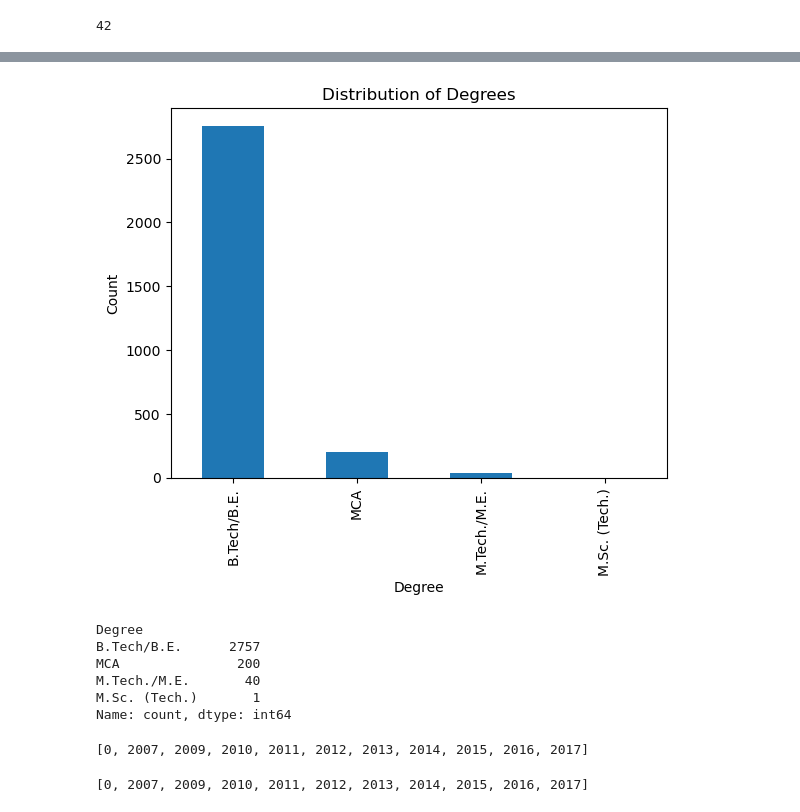
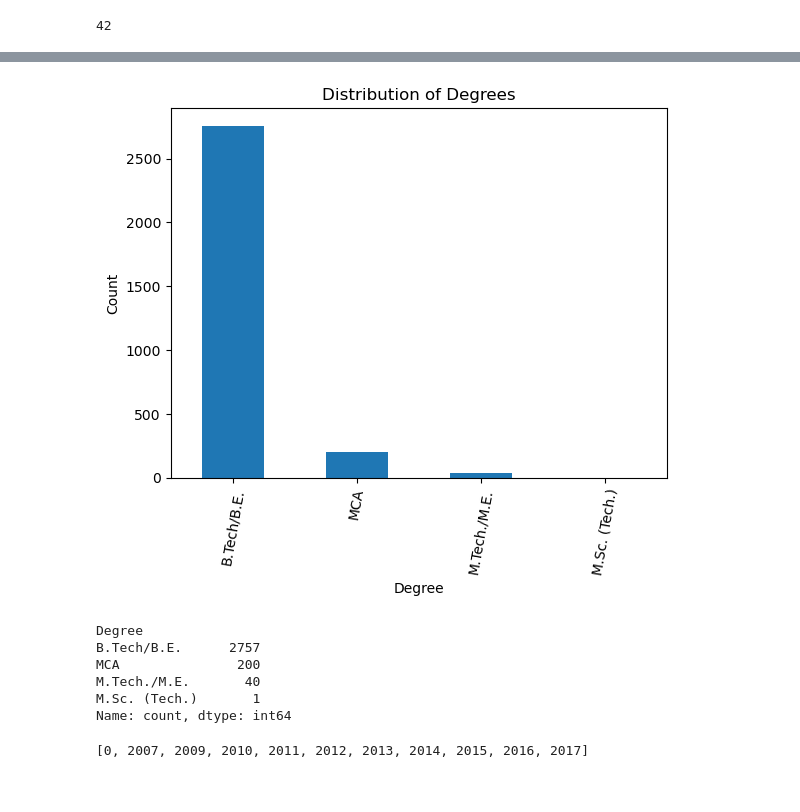
Before and after one commit to noyaks/Our-project, a Jupyter notebook: our_new_project.ipynb, the cells around one changed output, grey strips where cells are left out. Cells and saved outputs as stored; diff of their text form; code cells hidden in the pictures.

```diff
--- a/our_new_project.ipynb
+++ b/our_new_project.ipynb
@@ -238,15 +310,16 @@ plt.show()
 # %%
 # משתנה המכיל את סוגי התארים
 degrees = pj['Degree'].value_counts()
 
 # ציור היסטוגרמה
 degrees.plot(kind='bar')
 plt.title('Distribution of Degrees')
 plt.xlabel('Degree')
 plt.ylabel('Count')
+plt.xticks(rotation=80)
 plt.show()
 # %% [output]
-[figure, old version]
+[figure, new version]
 # %%
 # כדי להבין מה הקטע עם מדעי המחשב תואר שני
 degree_counts = pj['Degree'].value_counts()
@@ -258,12 +331,6 @@ MCA               200
 M.Tech./M.E.       40
 M.Sc. (Tech.)       1
 Name: count, dtype: int64
-# %%
-GraduationYear = pj["GraduationYear"].unique()
-sorted(GraduationYear)
-# לפי מה שראינו מעלה יש רק מקרה 1 בעמודה הזו שמישהו כתב 0. להבין מה לעשות עם זה
-# %% [output]
-[0, 2007, 2009, 2010, 2011, 2012, 2013, 2014, 2015, 2016, 2017]
 # %%
 GraduationYear = pj["GraduationYear"].unique()
 sorted(GraduationYear)
```
Also changed, not shown: parts of 59 cells of this notebook.
